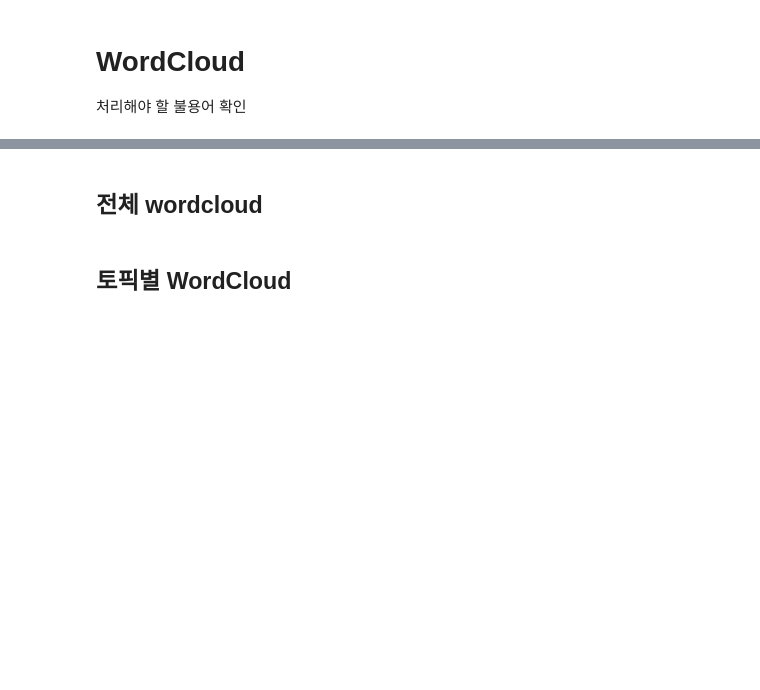
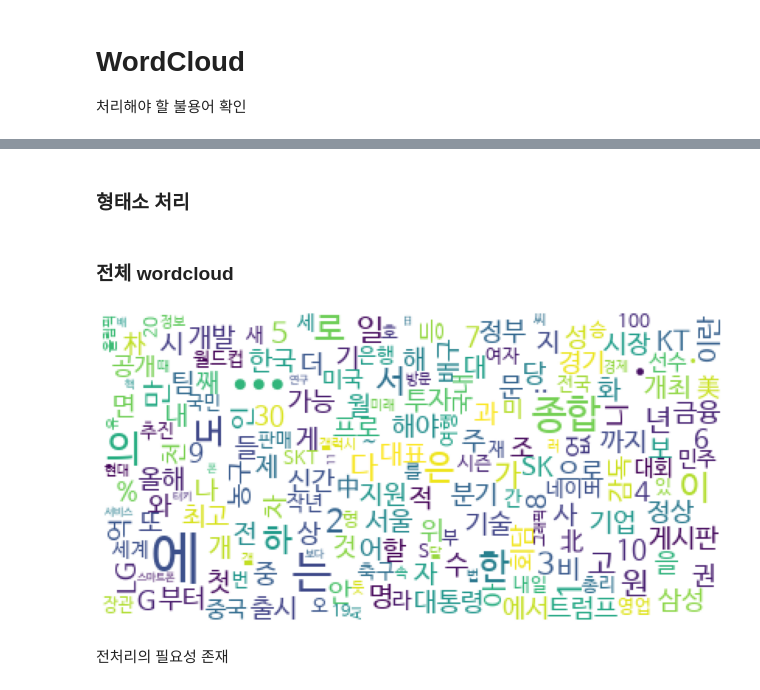
Before and after one commit to boostcampaitech6/level2-nlp-datacentric-nlp-06, a Jupyter notebook: data_analysis/HYW_data_analysis.ipynb, the cells around one changed output, grey strips where cells are left out. Cells and saved outputs as stored; diff of their text form; code cells hidden in the pictures; blank space fills up the shorter version.

```diff
--- a/data_analysis/HYW_data_analysis.ipynb
+++ b/data_analysis/HYW_data_analysis.ipynb
@@ -177,4 +195,39 @@ label_dict = {0 : 'IT과학', 1: '경제', 2: '사회', 3: '생활문화', 4: '
+# %%
+# 전역 폰트 적용하기
+import matplotlib.pyplot as plt
+plt.rc('font', family='NanumGothicCoding')
+# %%
+# 마이너스 깨지는 경우 방지
+import matplotlib as mpl
+mpl.rcParams['axes.unicode_minus'] = False
+# %%
+font_path = "/opt/ml/miniconda3/envs/clf/lib/python3.10/site-packages/matplotlib/mpl-data/fonts/ttf/NanumBarunGothic.ttf"
+# %% [markdown]
+### 형태소 처리
+# %%
+from konlpy.tag import Mecab
+mecab = Mecab()
+
+morph = []
+for text in train['text']:
+    morph += mecab.morphs(text)
 # %% [markdown]
-## 전체 wordcloud
+### 전체 wordcloud
-# %% [markdown]
-## 토픽별 WordCloud
+# %%
+from wordcloud import WordCloud
+from collections import Counter
+
+counts = Counter(morph)
+tags = counts.most_common(200)
+
+wc = WordCloud(font_path=font_path, background_color="white", max_font_size=50)
+cloud = wc.generate_from_frequencies(dict(tags))
+
+plt.figure(figsize=(15,15))
+plt.axis('off')
+plt.imshow(cloud)
+plt.show()
+# %% [output]
+[figure, added]
+# %% [markdown]
+전처리의 필요성 존재
```
Also changed, not shown: parts of 4 cells of this notebook, 1 other file.
